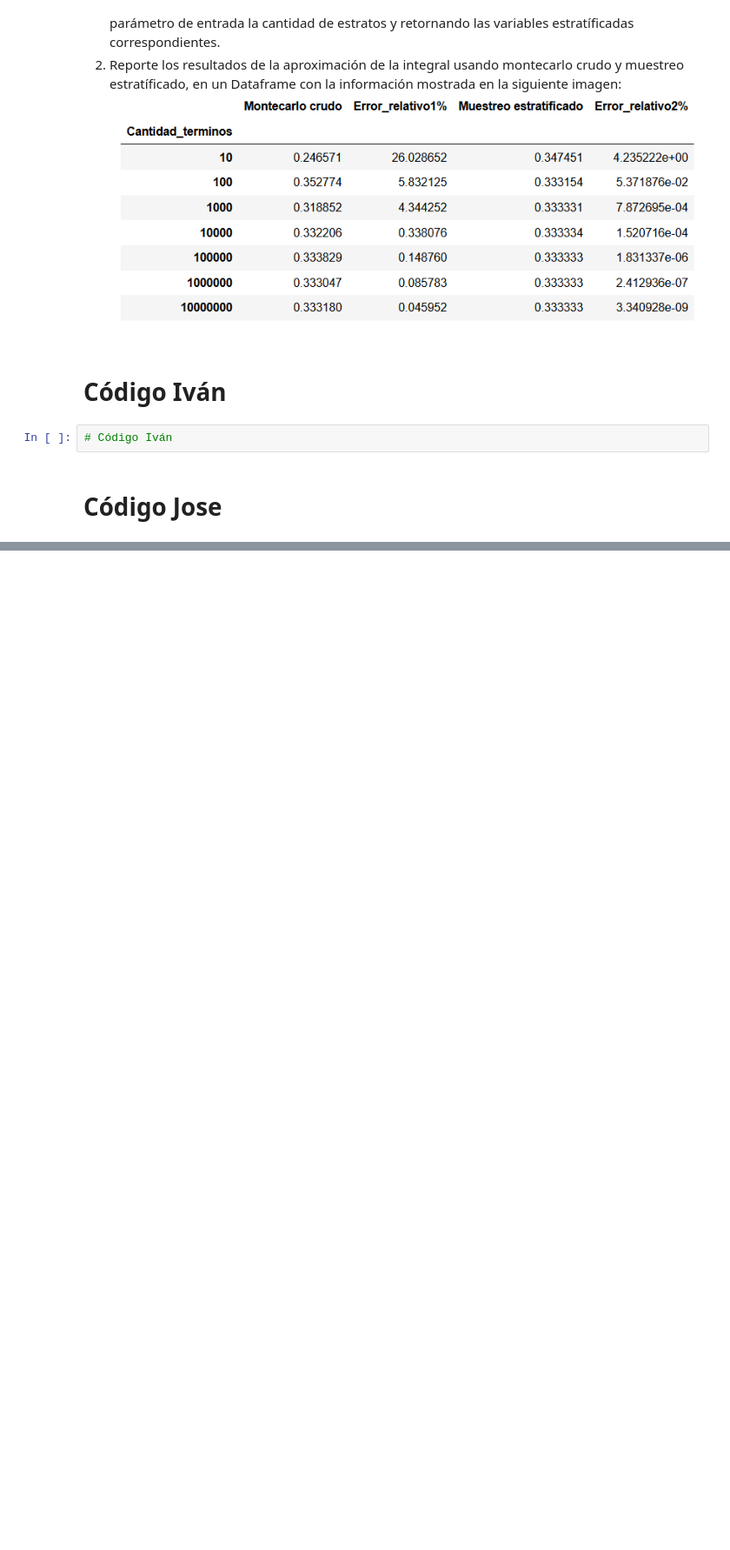
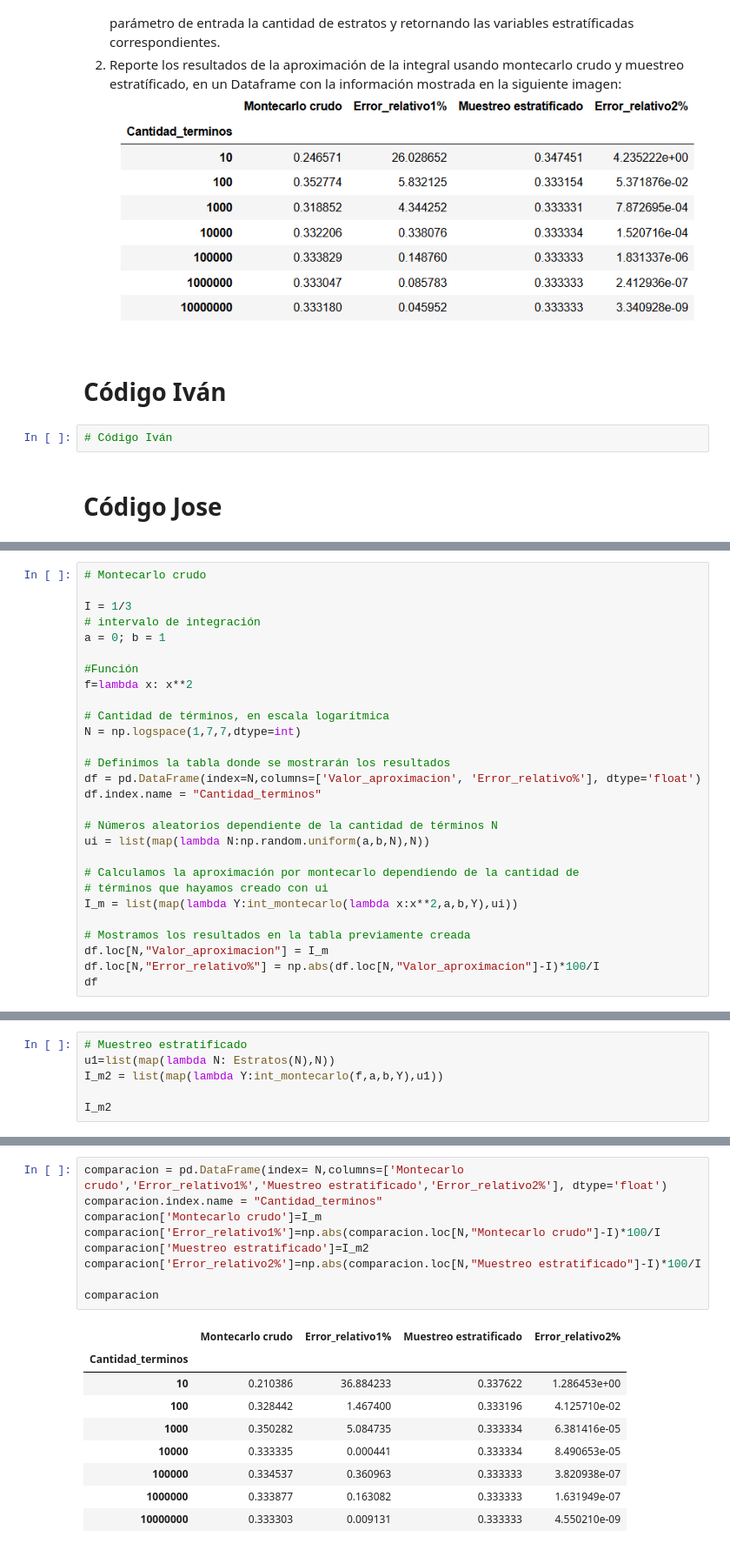
Before and after one commit to Mayagoitia29/SPF_Tarea7_IArellano_JMayagoitia, a Jupyter notebook: Tarea7_IArellano_JMayagoitia.ipynb, the cells around one changed output, grey strips where cells are left out. Shown at 87% size. Saved outputs shown, nothing was run; the diff lists cells and outputs as text; blank space fills up the shorter version.

```diff
--- a/Tarea7_IArellano_JMayagoitia.ipynb
+++ b/Tarea7_IArellano_JMayagoitia.ipynb
@@ -37,0 +77,28 @@ Pasos
+# %%
+# Montecarlo crudo
+
+I = 1/3
+# intervalo de integración
+a = 0; b = 1
+
+#Función
+f=lambda x: x**2
+
+# Cantidad de términos, en escala logarítmica
+N = np.logspace(1,7,7,dtype=int)
+
+# Definimos la tabla donde se mostrarán los resultados
+df = pd.DataFrame(index=N,columns=['Valor_aproximacion', 'Error_relativo%'], dtype='float')
+df.index.name = "Cantidad_terminos"
+
+# Números aleatorios dependiente de la cantidad de términos N
+ui = list(map(lambda N:np.random.uniform(a,b,N),N))
+
+# Calculamos la aproximación por montecarlo dependiendo de la cantidad de
+# términos que hayamos creado con ui
+I_m = list(map(lambda Y:int_montecarlo(lambda x:x**2,a,b,Y),ui))
+
+# Mostramos los resultados en la tabla previamente creada
+df.loc[N,"Valor_aproximacion"] = I_m
+df.loc[N,"Error_relativo%"] = np.abs(df.loc[N,"Valor_aproximacion"]-I)*100/I
+df
@@ -37,0 +115,6 @@ Pasos
+# %%
+# Muestreo estratificado
+u1=list(map(lambda N: Estratos(N),N))
+I_m2 = list(map(lambda Y:int_montecarlo(f,a,b,Y),u1))
+
+I_m2
@@ -37,0 +129,19 @@ Pasos
+# %%
+comparacion = pd.DataFrame(index= N,columns=['Montecarlo crudo','Error_relativo1%','Muestreo estratificado','Error_relativo2%'], dtype='float')
+comparacion.index.name = "Cantidad_terminos"
+comparacion['Montecarlo crudo']=I_m
+comparacion['Error_relativo1%']=np.abs(comparacion.loc[N,"Montecarlo crudo"]-I)*100/I
+comparacion['Muestreo estratificado']=I_m2
+comparacion['Error_relativo2%']=np.abs(comparacion.loc[N,"Muestreo estratificado"]-I)*100/I
+
+comparacion
+# %% [output]
+|  | Montecarlo crudo | Error_relativo1% | Muestreo estratificado | Error_relativo2% |
+| Cantidad_terminos |  |  |  |  |
+| 10 | 0.210386 | 36.884233 | 0.337622 | 1.286453e+00 |
+| 100 | 0.328442 | 1.467400 | 0.333196 | 4.125710e-02 |
+| 1000 | 0.350282 | 5.084735 | 0.333334 | 6.381416e-05 |
+| 10000 | 0.333335 | 0.000441 | 0.333334 | 8.490653e-05 |
+| 100000 | 0.334537 | 0.360963 | 0.333333 | 3.820938e-07 |
+| 1000000 | 0.333877 | 0.163082 | 0.333333 | 1.631949e-07 |
+| 10000000 | 0.333303 | 0.009131 | 0.333333 | 4.550210e-09 |
```
Also changed, not shown: parts of 6 cells of this notebook.
